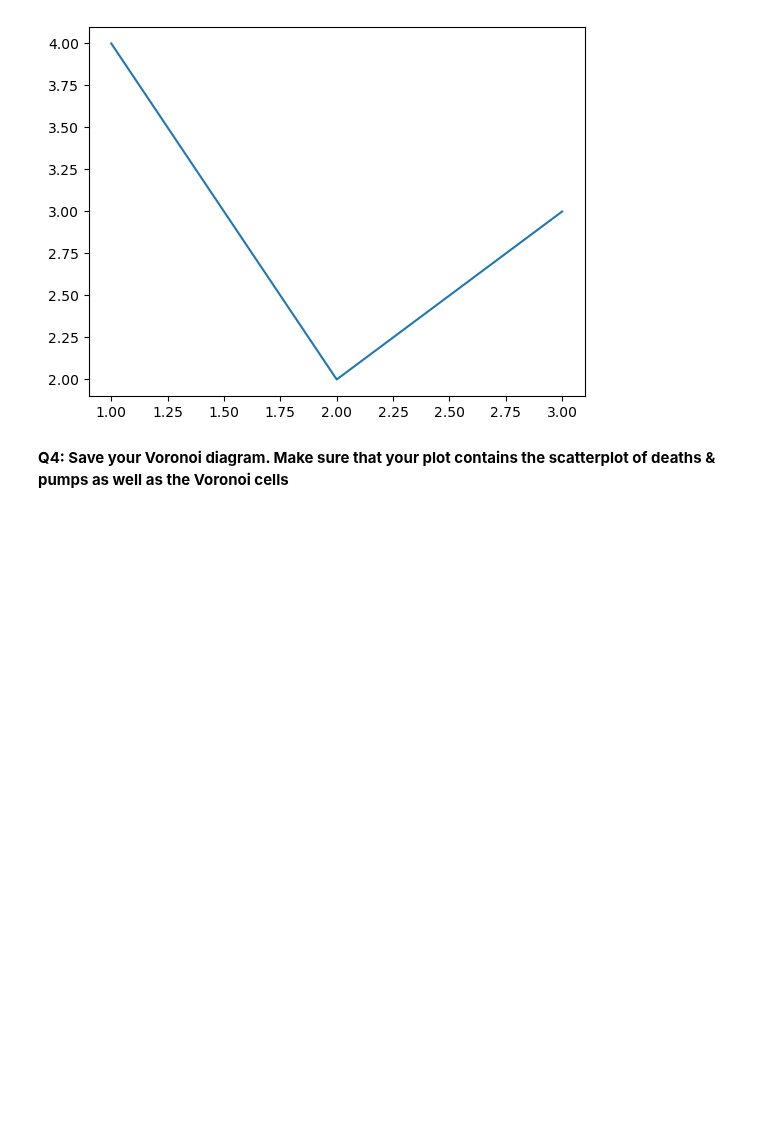
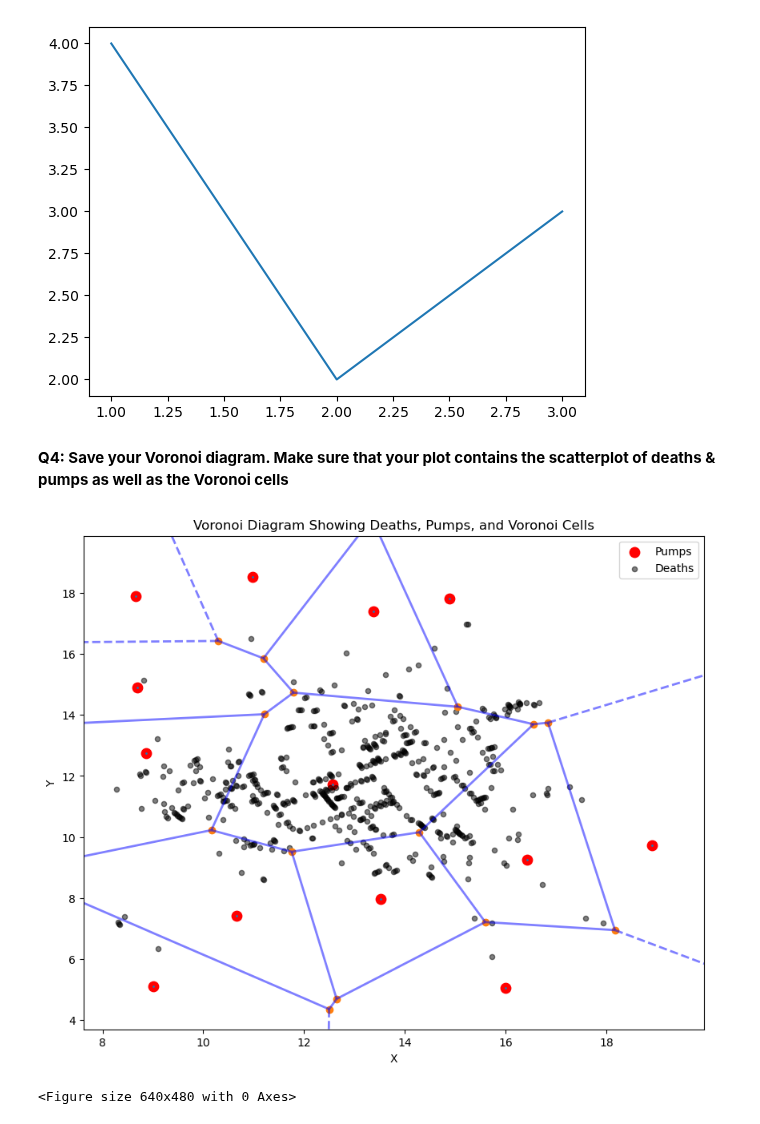
Before and after one commit to katrine8801/Gruppe-2, a Jupyter notebook: Individual work/dsb_s225806.ipynb, the cells around one changed output. Cells and saved outputs as stored; diff of their text form; code cells hidden in the pictures; blank space fills up the shorter version.

```diff
--- a/Individual work/dsb_s225806.ipynb
+++ b/Individual work/dsb_s225806.ipynb
@@ -320,0 +354,29 @@ plt.savefig('foo.png')
+# %%
+# I get the values from pump_df for Voronoi diagram
+points = pump_df[['X', 'Y']].values
+
+# I create the Voronoi diagram
+vor = Voronoi(points)
+
+# I plot the Voronoi diagram
+fig, ax = plt.subplots(figsize=(10, 8))
+voronoi_plot_2d(vor, ax=ax, line_colors='blue', line_width=2, line_alpha=0.5, point_size=2)
+
+# I plot the pumps
+ax.scatter(pump_df['X'], pump_df['Y'], s=80, c='red', label='Pumps')
+
+# I plot the deaths aswell
+ax.scatter(death_df['X'], death_df['Y'], s=20, c='black', alpha=0.5, label='Deaths')
+
+# Finally I am adding title and labels
+plt.title('Voronoi Diagram Showing Deaths, Pumps, and Voronoi Cells')
+plt.xlabel('X')
+plt.ylabel('Y')
+plt.legend()
+plt.show()
+
+# Saving the vor diagram as a PNG-file
+plt.savefig('Voronoi_diagram_s225806.png')
+# %% [output]
+[figure, added]
+<Figure size 640x480 with 0 Axes>
```
Also changed, not shown: parts of 11 cells of this notebook, 1 other file.
